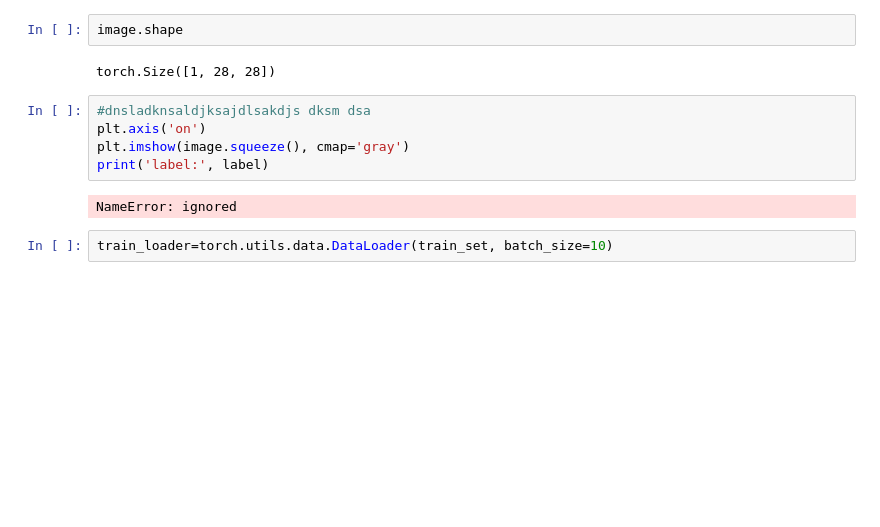
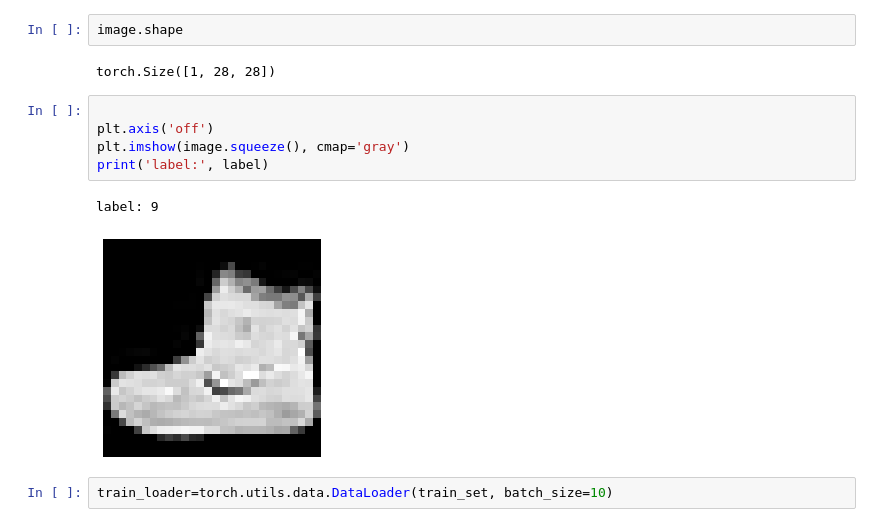
Before and after one commit to cdoria7/Fashion-MNIST, a Jupyter notebook: Fashion_MNIST.ipynb, the cells around one changed output. Saved outputs shown, nothing was run; the diff lists cells and outputs as text; blank space fills up the shorter version.

Commit message:
Fix Commit Error

```diff
--- a/Fashion_MNIST.ipynb
+++ b/Fashion_MNIST.ipynb
@@ -42,12 +62,13 @@ image.shape
 # %% [output]
 torch.Size([1, 28, 28])
 # %%
-#dnsladknsaldjksajdlsakdjs dksm dsa
-plt.axis('on')
+
+plt.axis('off')
 plt.imshow(image.squeeze(), cmap='gray')
 print('label:', label)
 # %% [output]
-NameError: ignored
+label: 9
+[figure, added]
 # %%
 train_loader=torch.utils.data.DataLoader(train_set, batch_size=10)
 # %%
```
Also changed, not shown: parts of 7 cells of this notebook, 1 other file.
